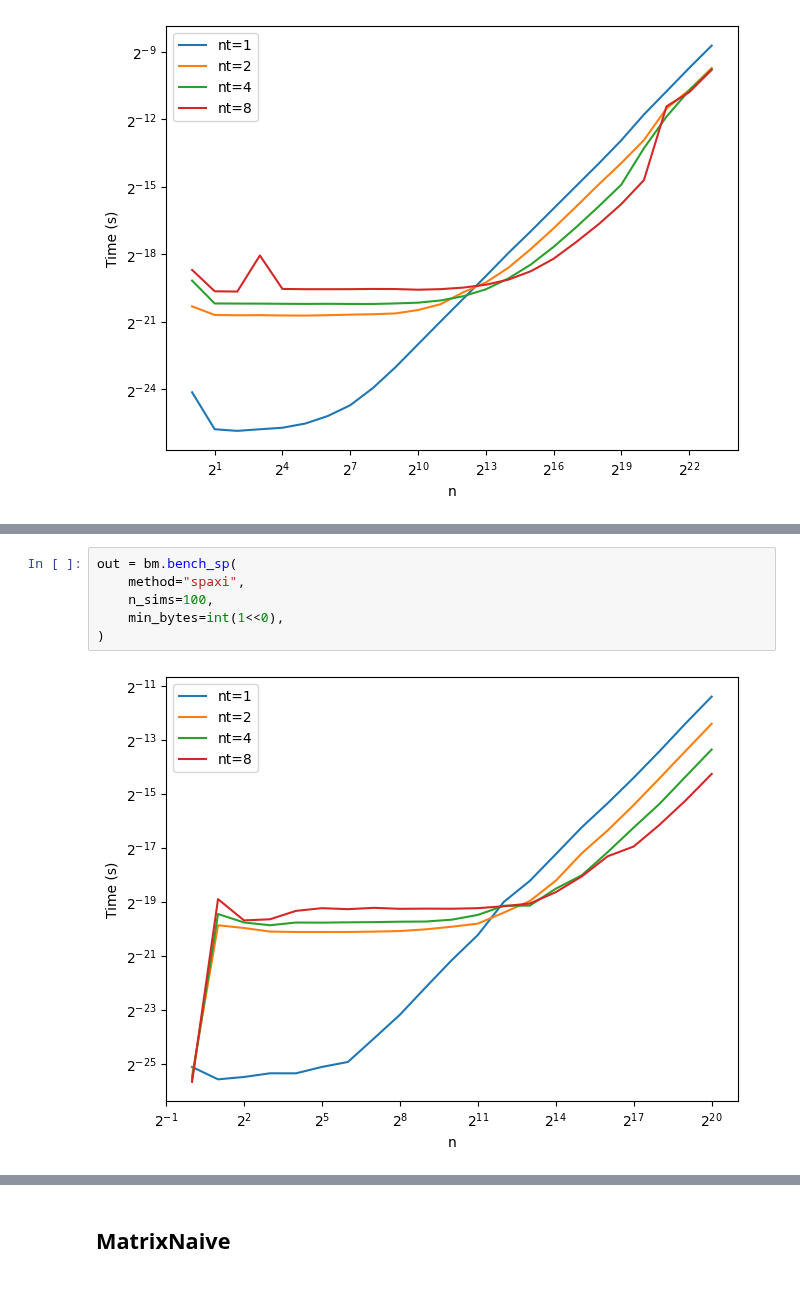
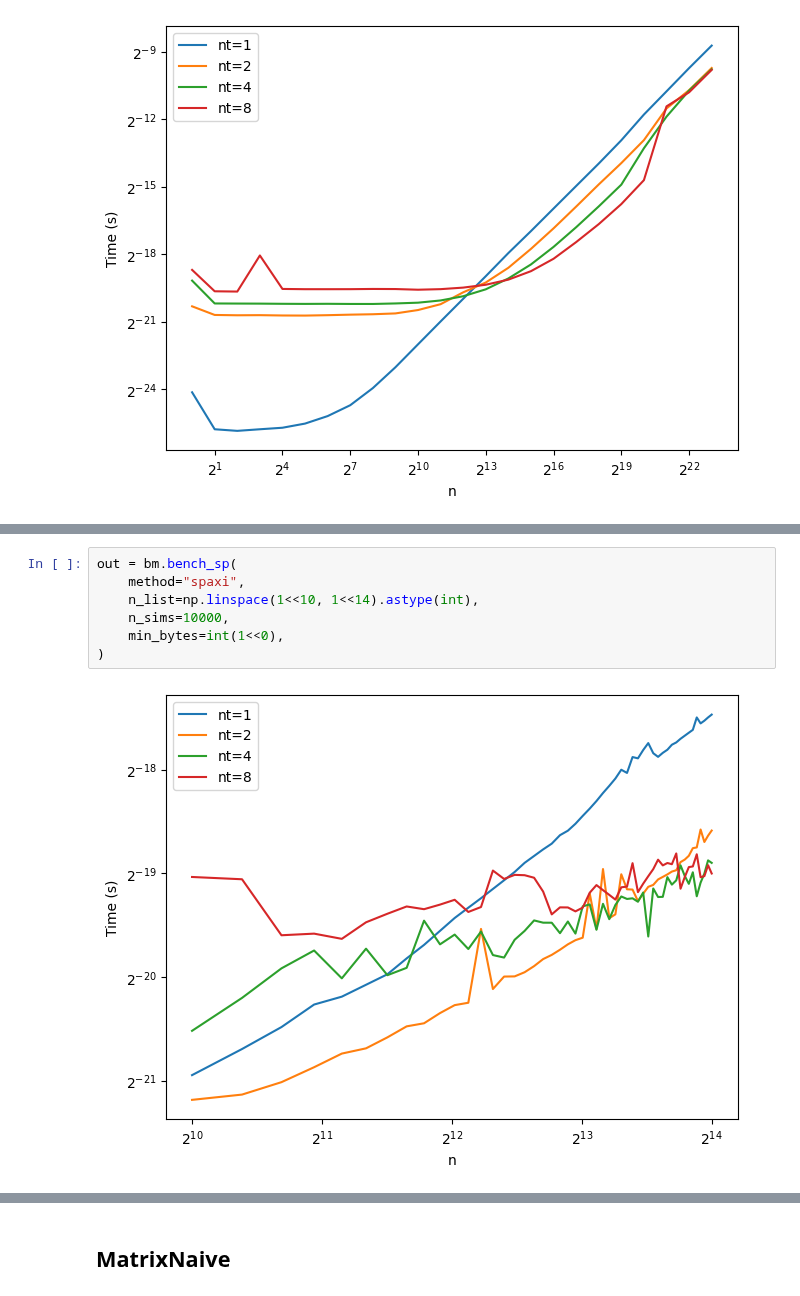
Before and after one commit to JamesYang007/adelie, a Jupyter notebook: benchmark/bench_matrix.ipynb, the cells around one changed output, grey strips where cells are left out. Saved outputs shown, nothing was run; the diff lists cells and outputs as text.

```diff
--- a/benchmark/bench_matrix.ipynb
+++ b/benchmark/bench_matrix.ipynb
@@ -100,11 +109,12 @@ out = bm.bench_sp(
 # %%
 out = bm.bench_sp(
     method="spaxi",
-    n_sims=100,
+    n_list=np.linspace(1<<10, 1<<14).astype(int),
+    n_sims=10000,
     min_bytes=int(1<<0),
 )
 # %% [output]
-[figure, old version]
+[figure, new version]
 # %%
 out = bm.bench_io(
     method="snp_unphased_dot",
```
Also changed, not shown: parts of 15 cells of this notebook, 1 other file.
